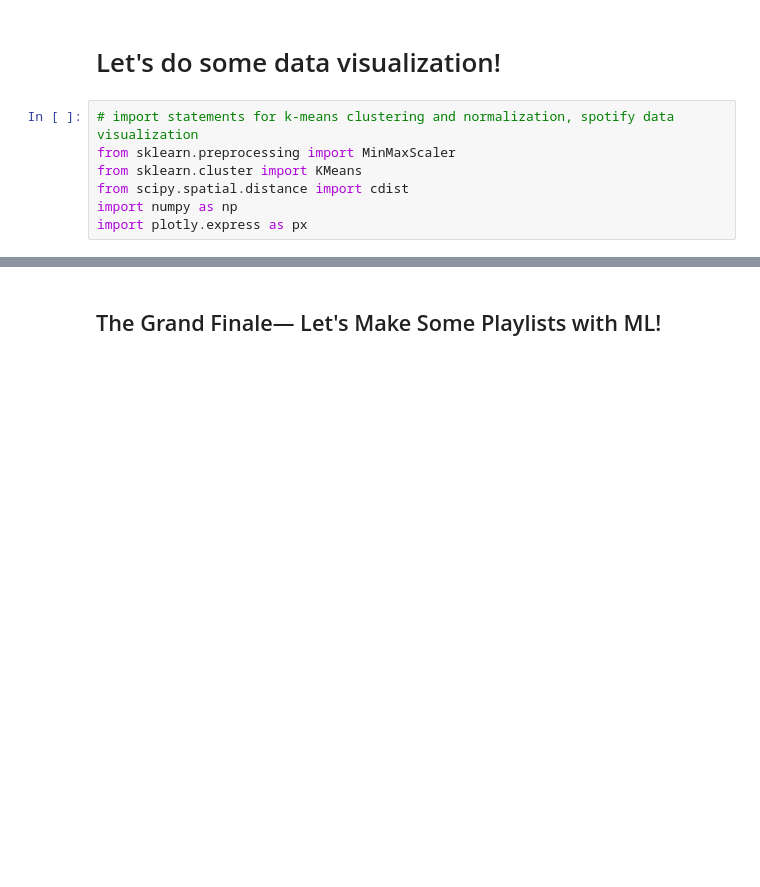
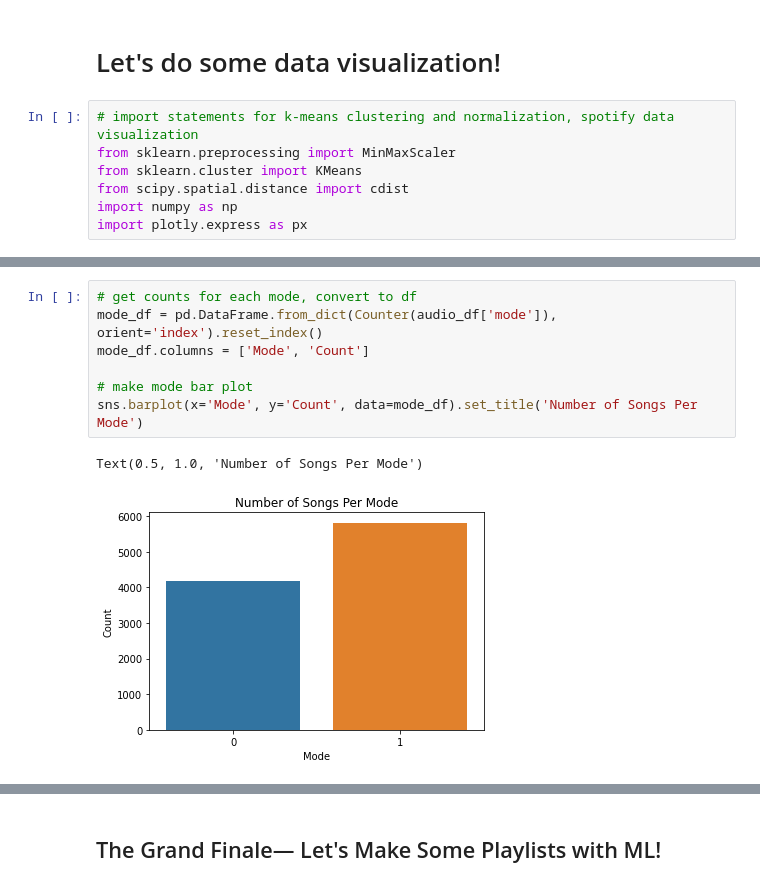
Before and after one commit to jgchen716/spotify-ml, a Jupyter notebook: Spotify_Project.ipynb, the cells around one changed output, grey strips where cells are left out. Saved outputs shown, nothing was run; the diff lists cells and outputs as text; blank space fills up the shorter version.

```diff
--- a/Spotify_Project.ipynb
+++ b/Spotify_Project.ipynb
@@ -605,0 +637,10 @@ import plotly.express as px
+# %%
+# get counts for each mode, convert to df
+mode_df = pd.DataFrame.from_dict(Counter(audio_df['mode']), orient='index').reset_index()
+mode_df.columns = ['Mode', 'Count']
+
+# make mode bar plot
+sns.barplot(x='Mode', y='Count', data=mode_df).set_title('Number of Songs Per Mode')
+# %% [output]
+Text(0.5, 1.0, 'Number of Songs Per Mode')
+[figure, added]
```
Also changed, not shown: parts of 35 cells of this notebook.
